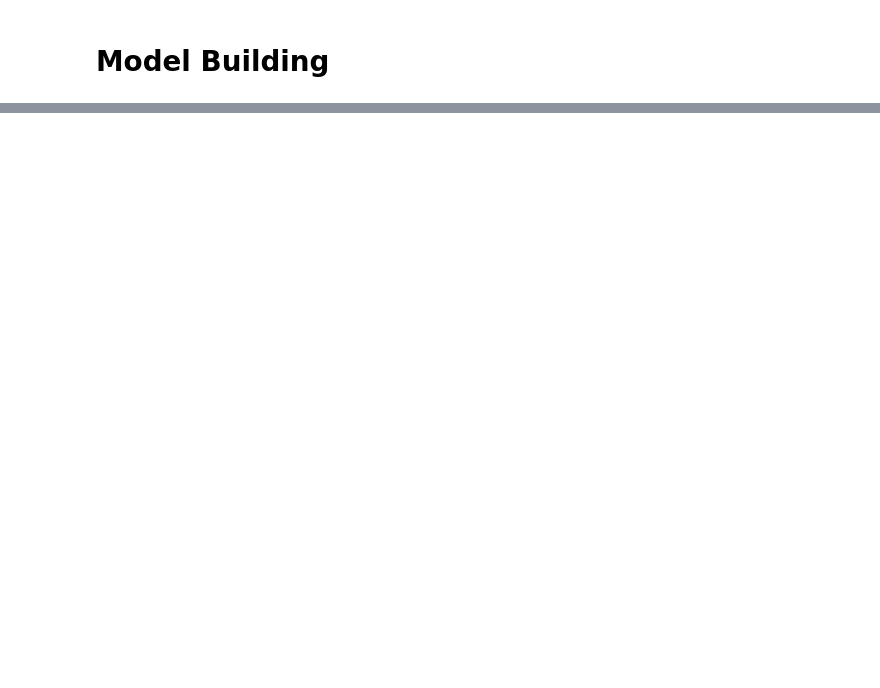
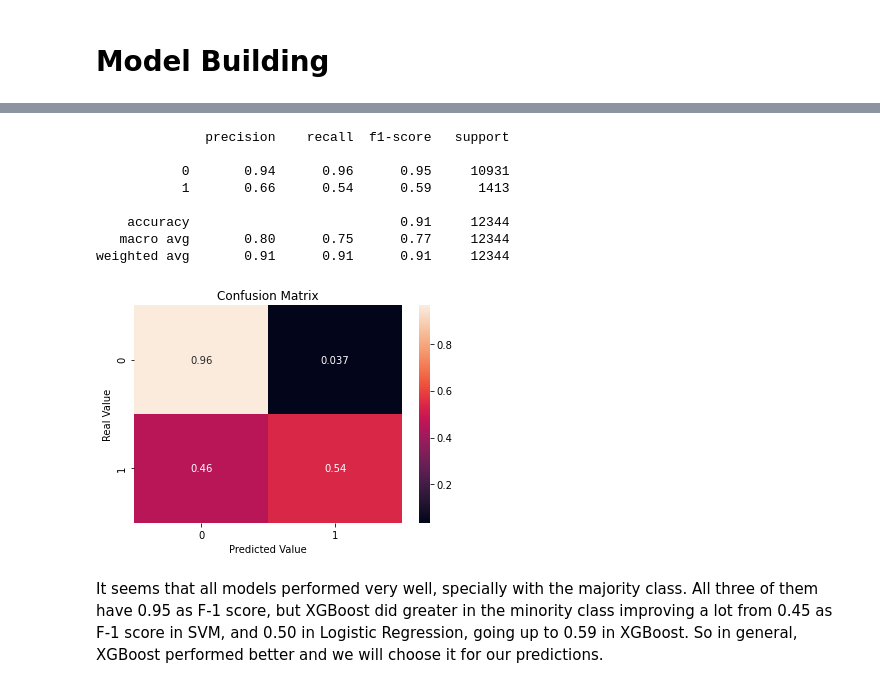
Before and after one commit to oak-hill/Bank-Marketing-Campaign, a Jupyter notebook: notebook.ipynb, the cells around one changed output, grey strips where cells are left out. Drawn from its saved outputs; the diff is of its cells as text; code cells hidden in the pictures; blank space fills up the shorter version.

```diff
--- a/notebook.ipynb
+++ b/notebook.ipynb
@@ -645,0 +726,4 @@ X_train, X_test, y_train, y_test = train_test_split(data, target_variable, test_
+# %%
+pipe_xgb = make_pipeline(StandardScaler(), XGBClassifier(use_label_encoder =False, objective= 'binary:logistic', nthread=4, seed=42))
+pipe_xgb.fit(X_train, y_train)
+pipe_xgb.score(X_test, y_test)
@@ -645,0 +733,29 @@ X_train, X_test, y_train, y_test = train_test_split(data, target_variable, test_
+# %%
+# Predictions
+pred_xgb = pipe_xgb.predict(X_test)
+
+# Classification report
+print(classification_report(y_test, pred_xgb))
+
+# Confusion matrix
+fig, ax = plt.subplots()
+sns.heatmap(confusion_matrix(y_test, pred_xgb, normalize='true'), annot=True, ax=ax)
+ax.set_title('Confusion Matrix')
+ax.set_ylabel('Real Value')
+ax.set_xlabel('Predicted Value')
+
+plt.show()
+# %% [output]
+              precision    recall  f1-score   support
+
+           0       0.94      0.96      0.95     10931
+           1       0.66      0.54      0.59      1413
+
+    accuracy                           0.91     12344
+   macro avg       0.80      0.75      0.77     12344
+weighted avg       0.91      0.91      0.91     12344
+[figure, added]
+# %% [markdown]
+It seems that all models performed very well, specially with the majority class. All three of them have 0.95 as F-1 score,
+but XGBoost did greater in the minority class improving a lot from 0.45 as F-1 score in SVM, and 0.50 in Logistic Regression,
+going up to 0.59 in XGBoost. So in general, XGBoost performed better and we will choose it for our predictions.
```
Also changed, not shown: parts of 14 cells of this notebook.
